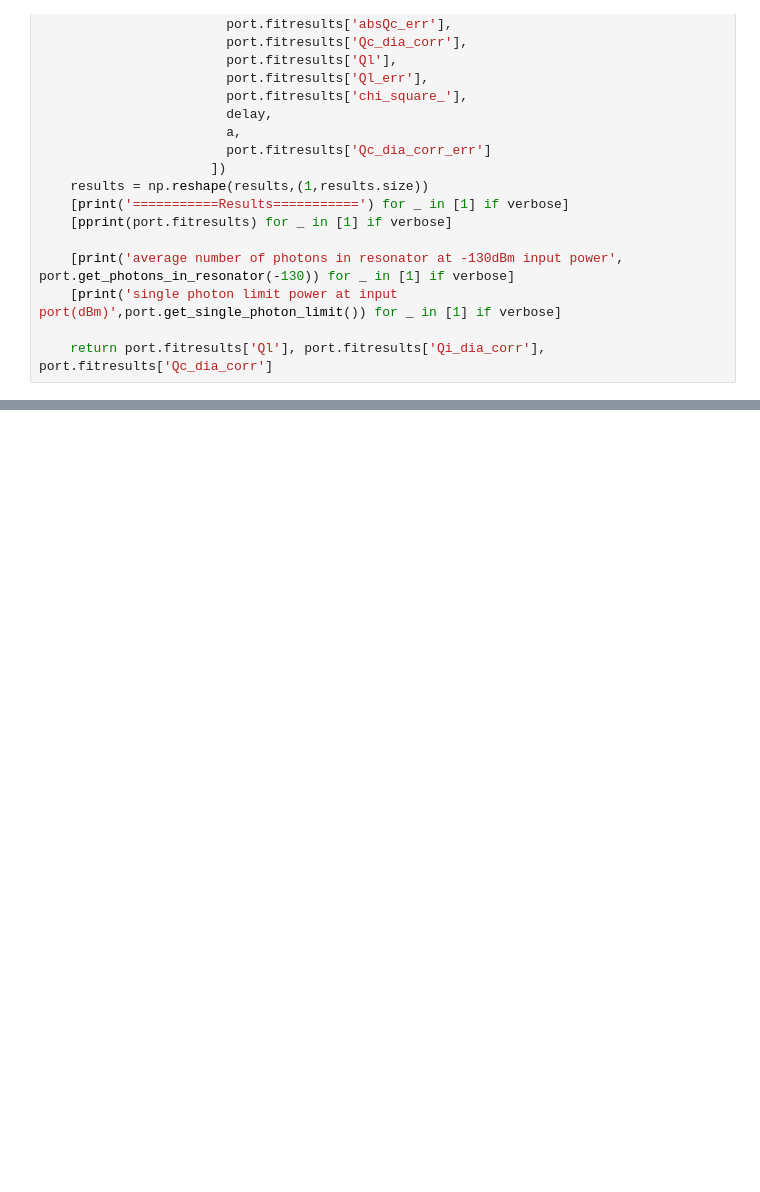
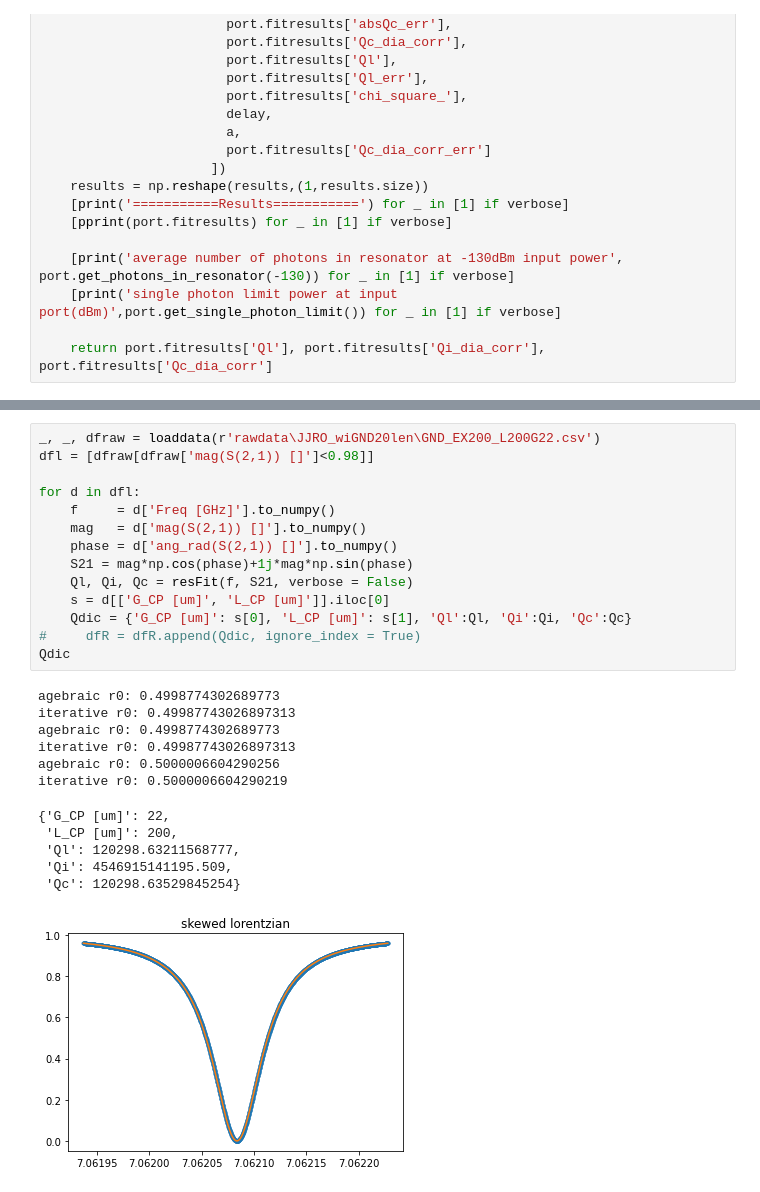
Before and after one commit to wslu42/Resonator, a Jupyter notebook: quality_factor_extract_for HFSS.ipynb, the cells around one changed output, grey strips where cells are left out. Cells and saved outputs as stored; diff of their text form; blank space fills up the shorter version.

```diff
--- a/quality_factor_extract_for HFSS.ipynb
+++ b/quality_factor_extract_for HFSS.ipynb
@@ -220,0 +297,27 @@ iterative r0: 0.4998989170413737
+# %%
+_, _, dfraw = loaddata(r'rawdata\JJRO_wiGND20len\GND_EX200_L200G22.csv')
+dfl = [dfraw[dfraw['mag(S(2,1)) []']<0.98]]
+
+for d in dfl:
+    f     = d['Freq [GHz]'].to_numpy()
+    mag   = d['mag(S(2,1)) []'].to_numpy()
+    phase = d['ang_rad(S(2,1)) []'].to_numpy()
+    S21 = mag*np.cos(phase)+1j*mag*np.sin(phase)
+    Ql, Qi, Qc = resFit(f, S21, verbose = False)
+    s = d[['G_CP [um]', 'L_CP [um]']].iloc[0]
+    Qdic = {'G_CP [um]': s[0], 'L_CP [um]': s[1], 'Ql':Ql, 'Qi':Qi, 'Qc':Qc}
+#     dfR = dfR.append(Qdic, ignore_index = True)
+Qdic
+# %% [output]
+agebraic r0: 0.4998774302689773
+iterative r0: 0.49987743026897313
+agebraic r0: 0.4998774302689773
+iterative r0: 0.49987743026897313
+agebraic r0: 0.5000006604290256
+iterative r0: 0.5000006604290219
+{'G_CP [um]': 22,
+ 'L_CP [um]': 200,
+ 'Ql': 120298.63211568777,
+ 'Qi': 4546915141195.509,
+ 'Qc': 120298.63529845254}
+[figure, added]
```
Also changed, not shown: parts of 16 cells of this notebook, 30 other files.
